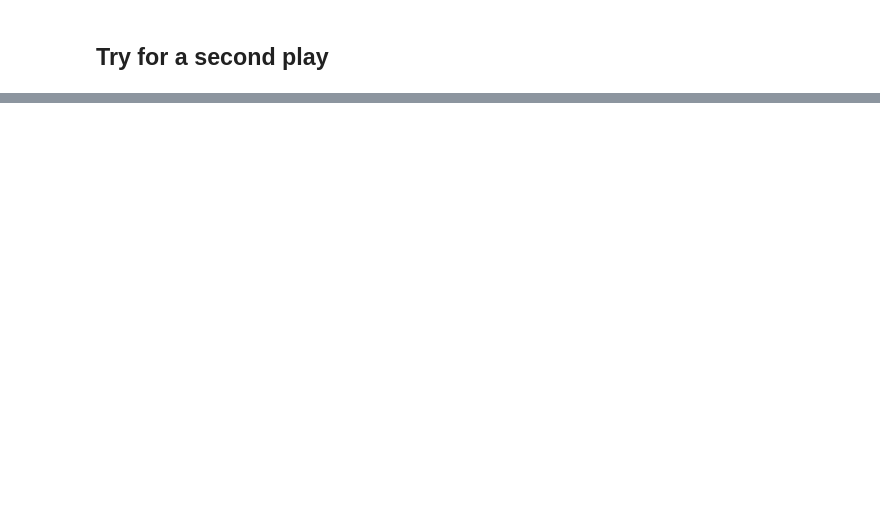
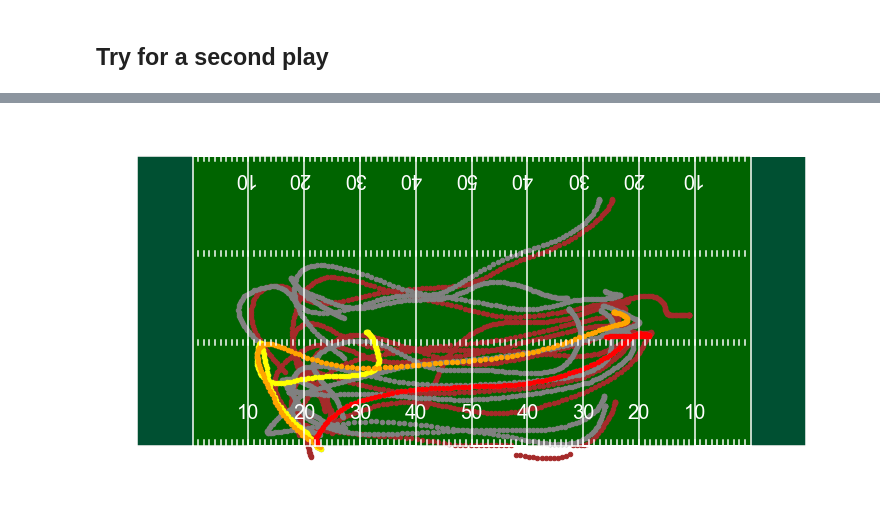
Before and after one commit to RobMulla/kaggle-nfl, a Jupyter notebook: notebooks/Danger_Heuristic.ipynb, the cells around one changed output, grey strips where cells are left out. Cells and saved outputs as stored; diff of their text form; code cells hidden in the pictures; blank space fills up the shorter version.

```diff
--- a/notebooks/Danger_Heuristic.ipynb
+++ b/notebooks/Danger_Heuristic.ipynb
@@ -244,0 +329,7 @@ Name: PRG_PDR1_Opposing_Forces, dtype: float64
+# %%
+import sys
+sys.path.insert(0, '../scripts/')
+import plots
+plots.plot_play(year=2017, gamekey=618, playid=2792, highlight_yellow='PR', highlight_orange='PRG', highlight_red='PDR1')
+# %% [output]
+[figure, added]
```
Also changed, not shown: parts of 29 cells of this notebook, 2 other files.
